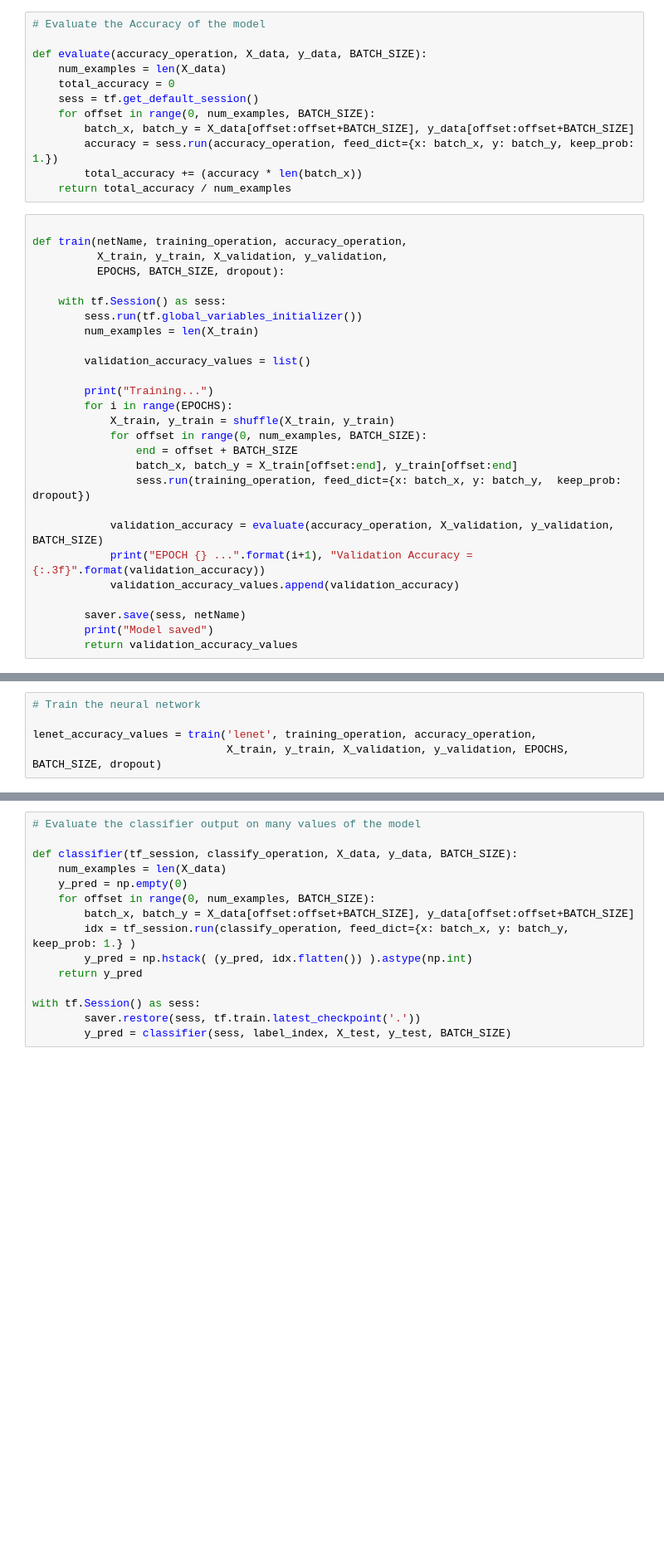
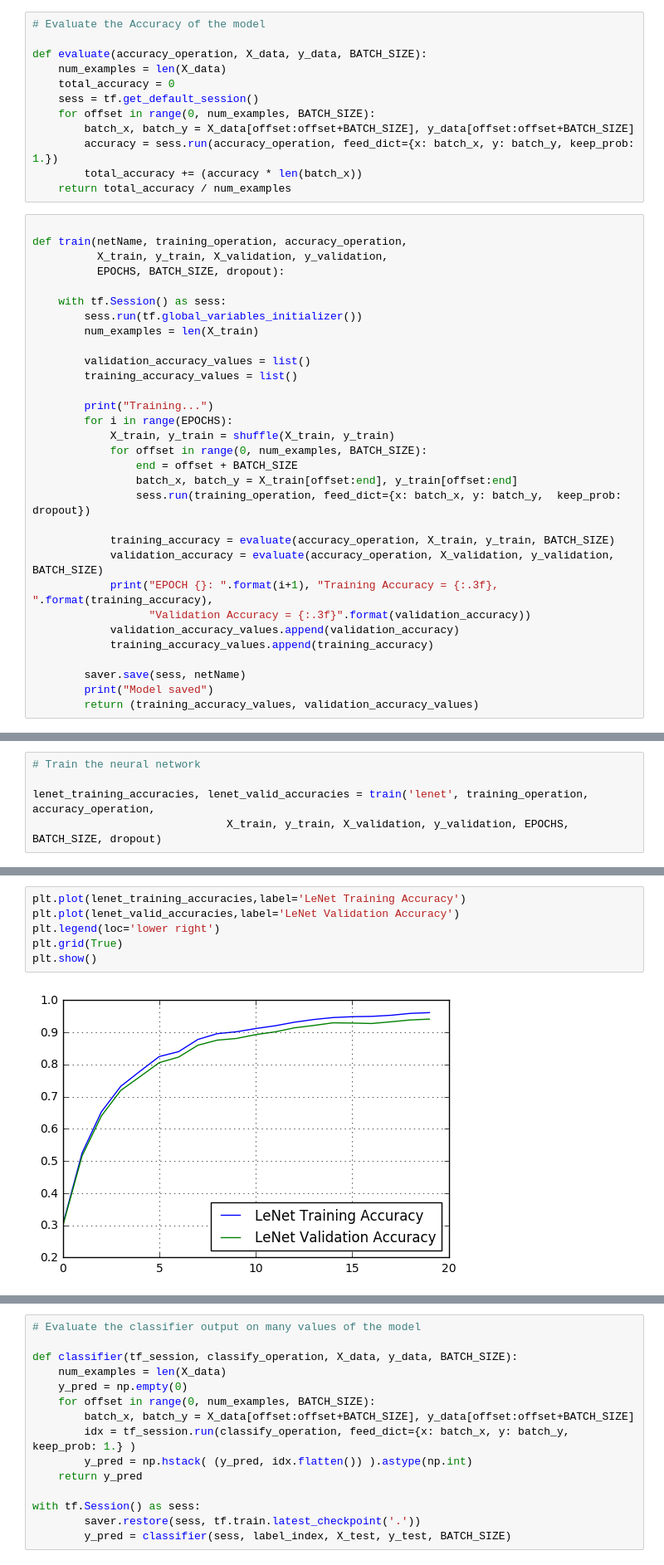
Before and after one commit to rdjondo/CarND-Traffic-Sign-Classifier-Project, a Jupyter notebook: Traffic_Sign_Classifier.ipynb, the cells around one changed output, grey strips where cells are left out. Shown at 83% size. Cells and saved outputs as stored; diff of their text form; blank space fills up the shorter version.

```diff
--- a/Traffic_Sign_Classifier.ipynb
+++ b/Traffic_Sign_Classifier.ipynb
@@ -713,6 +715,7 @@ def train(netName, training_operation, accuracy_operation,
         num_examples = len(X_train)
 
         validation_accuracy_values = list()
+        training_accuracy_values = list()
 
         print("Training...")
         for i in range(EPOCHS):
@@ -722,13 +725,16 @@ def train(netName, training_operation, accuracy_operation,
                 batch_x, batch_y = X_train[offset:end], y_train[offset:end]
                 sess.run(training_operation, feed_dict={x: batch_x, y: batch_y,  keep_prob: dropout})
 
+            training_accuracy = evaluate(accuracy_operation, X_train, y_train, BATCH_SIZE)
             validation_accuracy = evaluate(accuracy_operation, X_validation, y_validation, BATCH_SIZE)
-            print("EPOCH {} ...".format(i+1), "Validation Accuracy = {:.3f}".format(validation_accuracy))
+            print("EPOCH {}: ".format(i+1), "Training Accuracy = {:.3f}, ".format(training_accuracy),
+                  "Validation Accuracy = {:.3f}".format(validation_accuracy))
             validation_accuracy_values.append(validation_accuracy)
+            training_accuracy_values.append(training_accuracy)
 
         saver.save(sess, netName)
         print("Model saved")
-        return validation_accuracy_values
+        return (training_accuracy_values, validation_accuracy_values)
 # %%
 ### Train your model here.
 ### Feel free to use as many code cells as needed.
@@ -738,7 +744,7 @@ BATCH_SIZE = 256
 # %%
 # Train the neural network
 
-lenet_accuracy_values = train('lenet', training_operation, accuracy_operation,
+lenet_training_accuracies, lenet_valid_accuracies = train('lenet', training_operation, accuracy_operation,
                               X_train, y_train, X_validation, y_validation, EPOCHS, BATCH_SIZE, dropout)
 # %% [output]
 Training...
@@ -760,4 +766,12 @@ EPOCH 20 ... Validation Accuracy = 0.939
 Model saved
+# %%
+plt.plot(lenet_training_accuracies,label='LeNet Training Accuracy')
+plt.plot(lenet_valid_accuracies,label='LeNet Validation Accuracy')
+plt.legend(loc='lower right')
+plt.grid(True)
+plt.show()
+# %% [output]
+[figure, added]
 # %%
 # Evaluate the model
 
```
Also changed, not shown: parts of 17 cells of this notebook.
